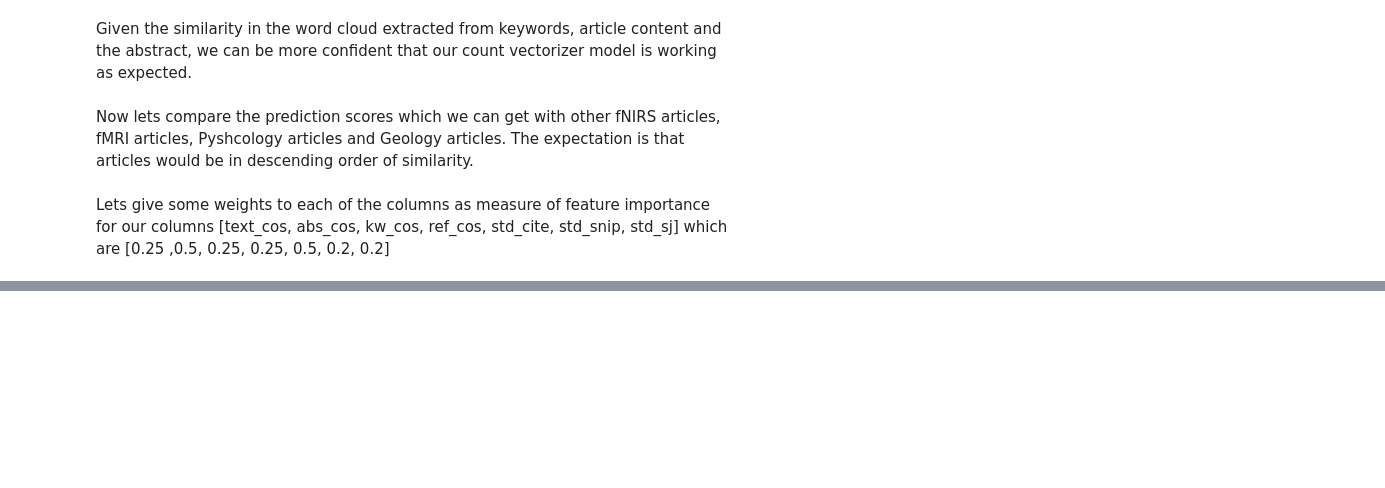
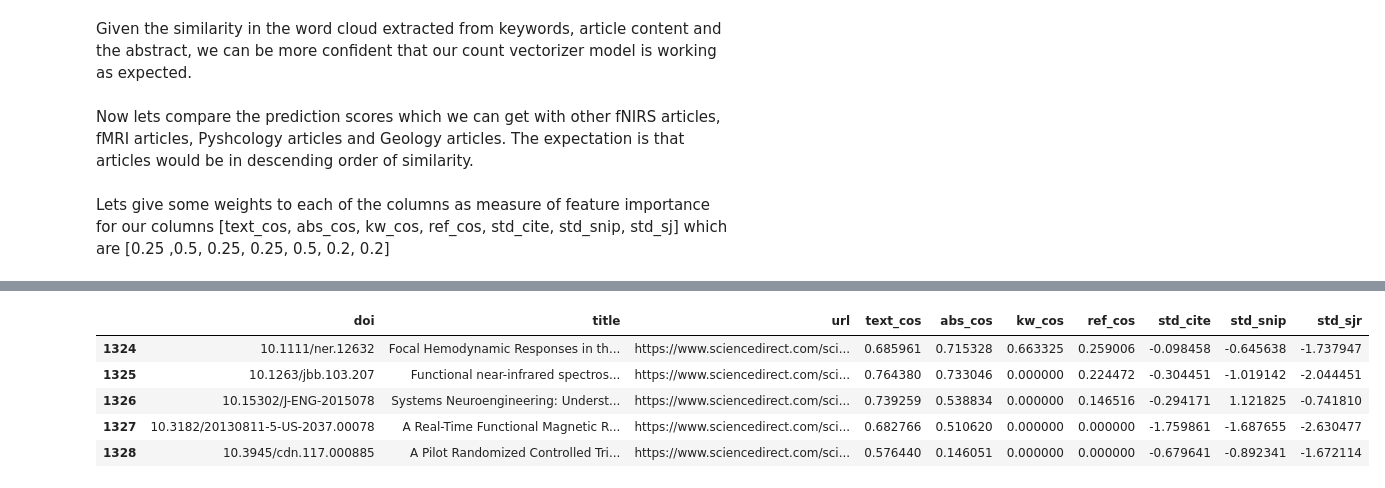
Before and after one commit to pradlanka/DigDeeper, a Jupyter notebook: Capstone_DigDeeper.ipynb, the cells around one changed output, grey strips where cells are left out. Drawn from its saved outputs; the diff is of its cells as text; code cells hidden in the pictures; blank space fills up the shorter version.

```diff
--- a/Capstone_DigDeeper.ipynb
+++ b/Capstone_DigDeeper.ipynb
@@ -609,0 +502,9 @@ Do you want to retrain the model with the updated articles?Y
+# %%
+Test_features.tail()
+# %% [output]
+|  | doi | title | url | text_cos | abs_cos | kw_cos | ref_cos | std_cite | std_snip | std_sjr |
+| 1324 | 10.1111/ner.12632 | Focal Hemodynamic Responses in th... | https://www.sciencedirect.com/sci... | 0.685961 | 0.715328 | 0.663325 | 0.259006 | -0.098458 | -0.645638 | -1.737947 |
+| 1325 | 10.1263/jbb.103.207 | Functional near-infrared spectros... | https://www.sciencedirect.com/sci... | 0.764380 | 0.733046 | 0.000000 | 0.224472 | -0.304451 | -1.019142 | -2.044451 |
+| 1326 | 10.15302/J-ENG-2015078 | Systems Neuroengineering: Underst... | https://www.sciencedirect.com/sci... | 0.739259 | 0.538834 | 0.000000 | 0.146516 | -0.294171 | 1.121825 | -0.741810 |
+| 1327 | 10.3182/20130811-5-US-2037.00078 | A Real-Time Functional Magnetic R... | https://www.sciencedirect.com/sci... | 0.682766 | 0.510620 | 0.000000 | 0.000000 | -1.759861 | -1.687655 | -2.630477 |
+| 1328 | 10.3945/cdn.117.000885 | A Pilot Randomized Controlled Tri... | https://www.sciencedirect.com/sci... | 0.576440 | 0.146051 | 0.000000 | 0.000000 | -0.679641 | -0.892341 | -1.672114 |
```
Also changed, not shown: parts of 47 cells of this notebook.
